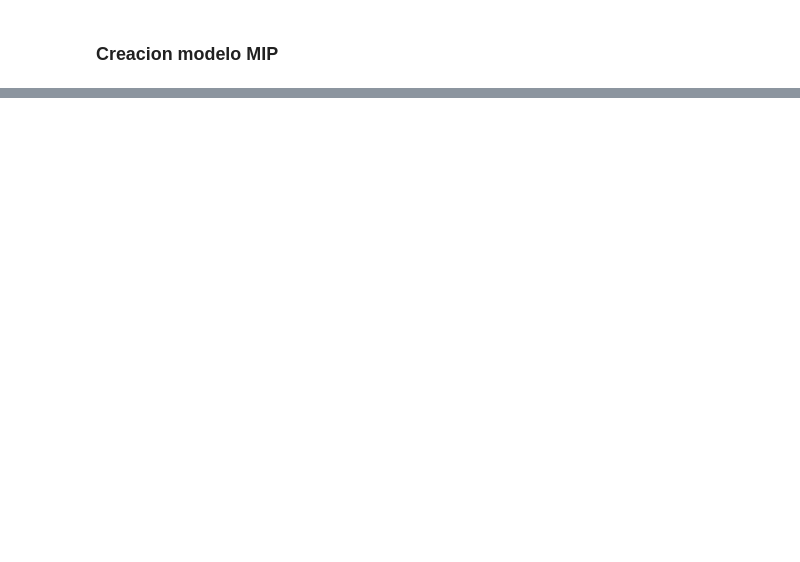
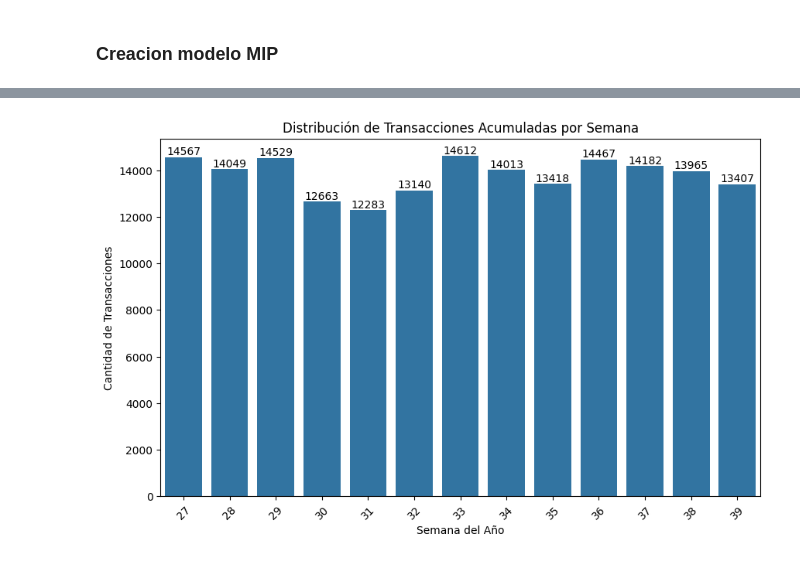
Before and after one commit to dtorresg/SCM-Challenge, a Jupyter notebook: SCM-Challenge.ipynb, the cells around one changed output, grey strips where cells are left out. Cells and saved outputs as stored; diff of their text form; code cells hidden in the pictures; blank space fills up the shorter version.

```diff
--- a/SCM-Challenge.ipynb
+++ b/SCM-Challenge.ipynb
@@ -110,0 +552,22 @@ m = mip.Model()
+# %%
+# Crear una nueva columna para la semana del año
+df['Semana_Año'] = df['Fecha'].dt.isocalendar().week  # Esto devuelve el número de la semana
+
+# Sumar las transacciones por semana
+transacciones_por_semana = df[df["Driver"] == "CANTIDAD_TRX"].groupby('Semana_Año')[columnas_horas].sum().sum(axis=1)
+
+# Graficar la distribución de transacciones por semana
+plt.figure(figsize=(10, 6))
+ax = sns.barplot(x=transacciones_por_semana.index, y=transacciones_por_semana.values)
+
+# Añadir los valores encima de cada barra
+for i, valor in enumerate(transacciones_por_semana.values):
+    ax.text(i, valor + 0.5, f'{valor:.0f}', ha='center', va='bottom')
+
+plt.xticks(rotation=45)
+plt.title('Distribución de Transacciones Acumuladas por Semana')
+plt.ylabel('Cantidad de Transacciones')
+plt.xlabel('Semana del Año')
+plt.show()
+# %% [output]
+[figure, added]
```
Also changed, not shown: parts of 55 cells of this notebook.
